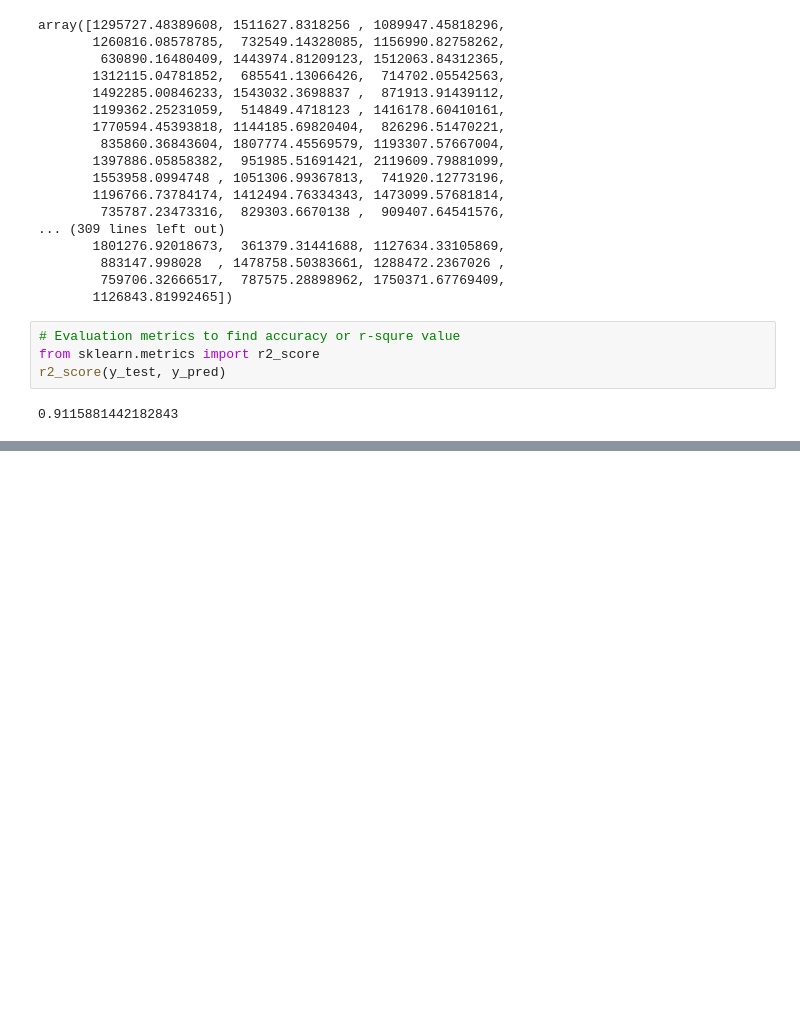
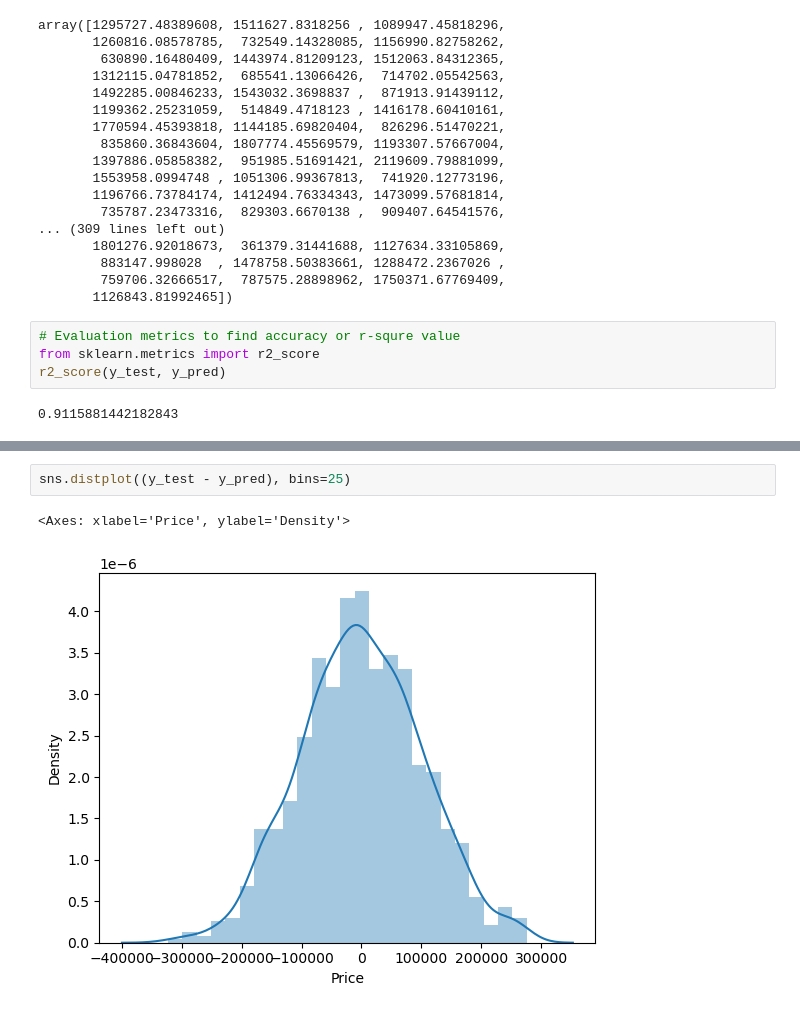
Before and after one commit to ardranijesh/Data-science-study, a Jupyter notebook: ML/Usa_Housing_price_prediction.ipynb, the cells around one changed output, grey strips where cells are left out. Drawn from its saved outputs; the diff is of its cells as text; blank space fills up the shorter version.

Commit message:
New project USA Housing price prediction added

```diff
--- a/ML/Usa_Housing_price_prediction.ipynb
+++ b/ML/Usa_Housing_price_prediction.ipynb
@@ -305,0 +335,5 @@ from
+# %%
+sns.distplot((y_test - y_pred), bins=25)
+# %% [output]
+<Axes: xlabel='Price', ylabel='Density'>
+[figure, added]
```
Also changed, not shown: parts of 8 cells of this notebook.
